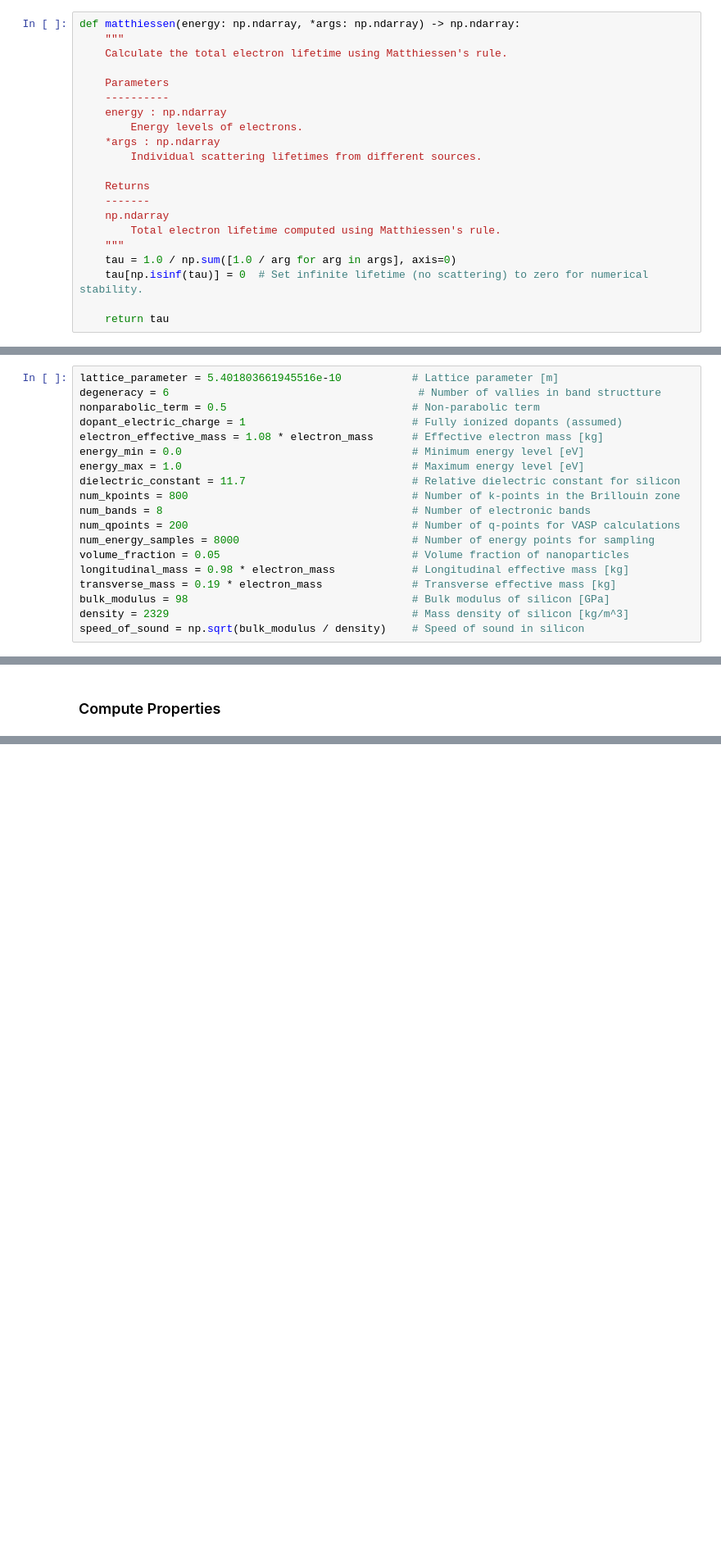
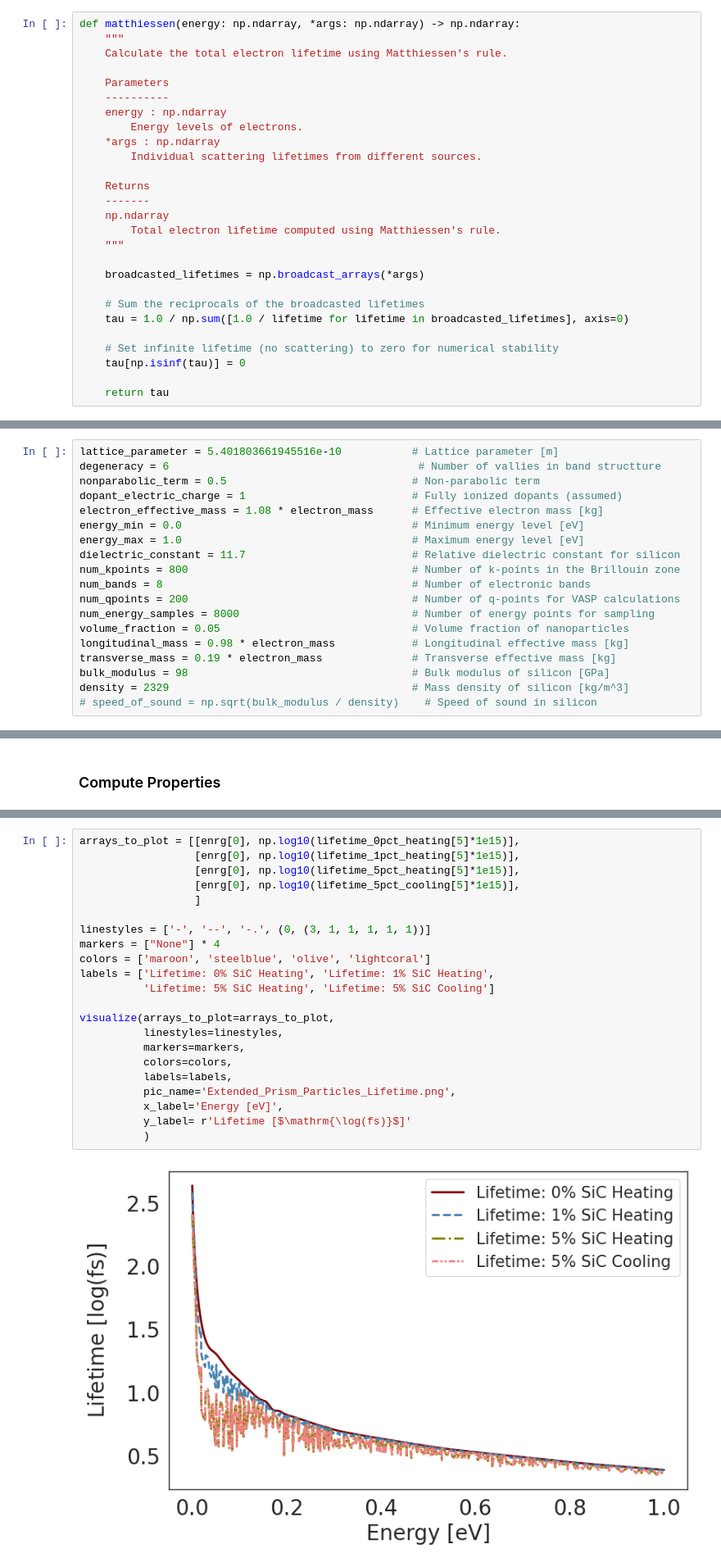
Before and after one commit to ariahosseini/ThermoElectric, a Jupyter notebook: ElectronTransport.ipynb, the cells around one changed output, grey strips where cells are left out. Shown at 82% size. Saved outputs shown, nothing was run; the diff lists cells and outputs as text; blank space fills up the shorter version.

```diff
--- a/ElectronTransport.ipynb
+++ b/ElectronTransport.ipynb
@@ -945,8 +945,14 @@ def matthiessen(energy: np.ndarray, *args: np.ndarray) -> np.ndarray:
     np.ndarray
         Total electron lifetime computed using Matthiessen's rule.
     """
-    tau = 1.0 / np.sum([1.0 / arg for arg in args], axis=0)
-    tau[np.isinf(tau)] = 0  # Set infinite lifetime (no scattering) to zero for numerical stability.
+
+    broadcasted_lifetimes = np.broadcast_arrays(*args)
+
+    # Sum the reciprocals of the broadcasted lifetimes
+    tau = 1.0 / np.sum([1.0 / lifetime for lifetime in broadcasted_lifetimes], axis=0)
+
+    # Set infinite lifetime (no scattering) to zero for numerical stability
+    tau[np.isinf(tau)] = 0
 
     return tau
 # %% [markdown]
@@ -2093,7 +2099,7 @@ longitudinal_mass = 0.98 * electron_mass            # Longitudinal effective mas
 transverse_mass = 0.19 * electron_mass              # Transverse effective mass [kg]
 bulk_modulus = 98                                   # Bulk modulus of silicon [GPa]
 density = 2329                                      # Mass density of silicon [kg/m^3]
-speed_of_sound = np.sqrt(bulk_modulus / density)    # Speed of sound in silicon
+# speed_of_sound = np.sqrt(bulk_modulus / density)    # Speed of sound in silicon
 # %% [markdown]
 ### Simulation Params
 # %%
@@ -3328,0 +3347,24 @@ tau_5pct_cooling = matthiessen(enrg,
+# %%
+arrays_to_plot = [[enrg[0], np.log10(lifetime_0pct_heating[5]*1e15)],
+                  [enrg[0], np.log10(lifetime_1pct_heating[5]*1e15)],
+                  [enrg[0], np.log10(lifetime_5pct_heating[5]*1e15)],
+                  [enrg[0], np.log10(lifetime_5pct_cooling[5]*1e15)],
+                  ]
+
+linestyles = ['-', '--', '-.', (0, (3, 1, 1, 1, 1, 1))]
+markers = ["None"] * 4
+colors = ['maroon', 'steelblue', 'olive', 'lightcoral']
+labels = ['Lifetime: 0% SiC Heating', 'Lifetime: 1% SiC Heating',
+          'Lifetime: 5% SiC Heating', 'Lifetime: 5% SiC Cooling']
+
+visualize(arrays_to_plot=arrays_to_plot,
+          linestyles=linestyles,
+          markers=markers,
+          colors=colors,
+          labels=labels,
+          pic_name='Extended_Prism_Particles_Lifetime.png',
+          x_label='Energy [eV]',
+          y_label= r'Lifetime [$\mathrm{\log(fs)}$]'
+          )
+# %% [output]
+[figure, added]
```
Also changed, not shown: parts of 24 cells of this notebook.
